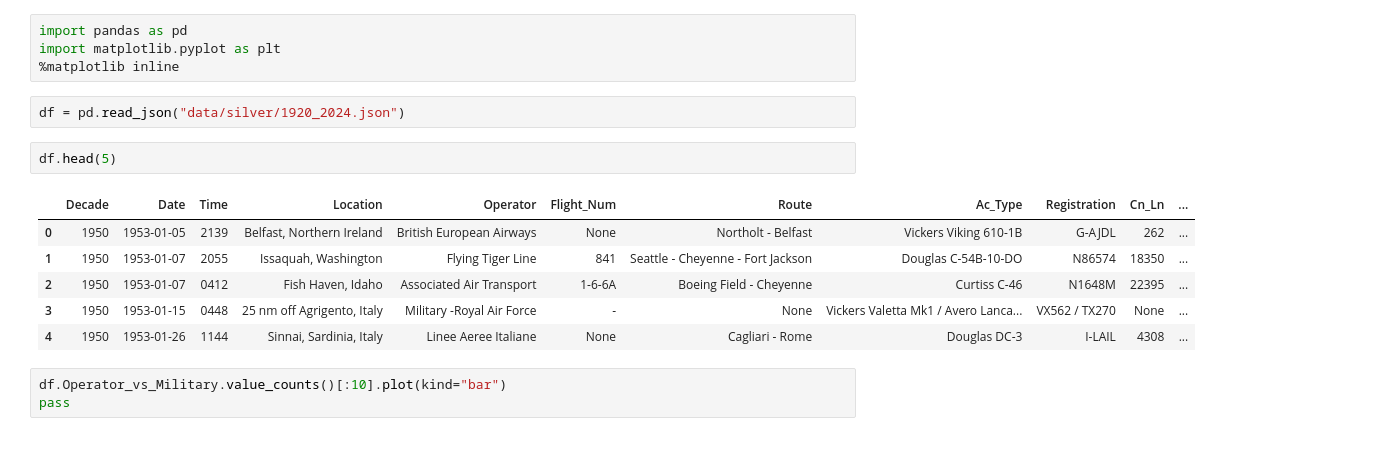
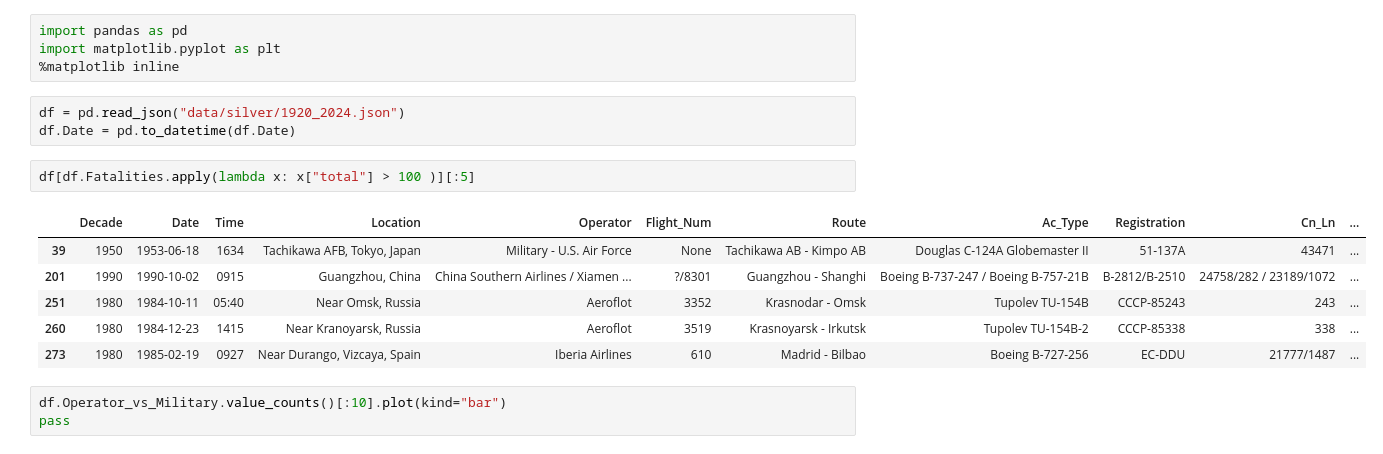
Before and after one commit to tonderai-m/Airplane, a Jupyter notebook: part_03.EDA.01.Sanity.Check copy.ipynb, the cells around one changed output. Cells and saved outputs as stored; diff of their text form.

```diff
--- a/part_03.EDA.01.Sanity.Check copy.ipynb
+++ b/part_03.EDA.01.Sanity.Check copy.ipynb
@@ -8,15 +8,16 @@ import matplotlib.pyplot as plt
 %matplotlib inline
 # %%
 df = pd.read_json("data/silver/1920_2024.json")
+df.Date = pd.to_datetime(df.Date)
-# %%
-df.head(5)
-# %% [output]
-|  | Decade | Date | Time | Location | Operator | Flight_Num | Route | Ac_Type | Registration | Cn_Ln | ... |
-| 0 | 1950 | 1953-01-05 | 2139 | Belfast, Northern Ireland | British European Airways | None | Northolt - Belfast | Vickers Viking 610-1B | G-AJDL | 262 | ... |
-| 1 | 1950 | 1953-01-07 | 2055 | Issaquah, Washington | Flying Tiger Line | 841 | Seattle - Cheyenne - Fort Jackson | Douglas C-54B-10-DO | N86574 | 18350 | ... |
-| 2 | 1950 | 1953-01-07 | 0412 | Fish Haven, Idaho | Associated Air Transport | 1-6-6A | Boeing Field - Cheyenne | Curtiss C-46 | N1648M | 22395 | ... |
-| 3 | 1950 | 1953-01-15 | 0448 | 25 nm off Agrigento, Italy | Military -Royal Air Force | - | None | Vickers Valetta Mk1 / Avero Lanca... | VX562 / TX270 | None | ... |
-| 4 | 1950 | 1953-01-26 | 1144 | Sinnai, Sardinia, Italy | Linee Aeree Italiane | None | Cagliari - Rome | Douglas DC-3 | I-LAIL | 4308 | ... |
+# %%
+df[df.Fatalities.apply(lambda x: x["total"] > 100 )][:5]
+# %% [output]
+|  | Decade | Date | Time | Location | Operator | Flight_Num | Route | Ac_Type | Registration | Cn_Ln | ... |
+| 39 | 1950 | 1953-06-18 | 1634 | Tachikawa AFB, Tokyo, Japan | Military - U.S. Air Force | None | Tachikawa AB - Kimpo AB | Douglas C-124A Globemaster II | 51-137A | 43471 | ... |
+| 201 | 1990 | 1990-10-02 | 0915 | Guangzhou, China | China Southern Airlines / Xiamen ... | ?/8301 | Guangzhou - Shanghi | Boeing B-737-247 / Boeing B-757-21B | B-2812/B-2510 | 24758/282 / 23189/1072 | ... |
+| 251 | 1980 | 1984-10-11 | 05:40 | Near Omsk, Russia | Aeroflot | 3352 | Krasnodar - Omsk | Tupolev TU-154B | CCCP-85243 | 243 | ... |
+| 260 | 1980 | 1984-12-23 | 1415 | Near Kranoyarsk, Russia | Aeroflot | 3519 | Krasnoyarsk - Irkutsk | Tupolev TU-154B-2 | CCCP-85338 | 338 | ... |
+| 273 | 1980 | 1985-02-19 | 0927 | Near Durango, Vizcaya, Spain | Iberia Airlines | 610 | Madrid - Bilbao | Boeing B-727-256 | EC-DDU | 21777/1487 | ... |
 # %%
 df.Operator_vs_Military.value_counts()[:10].plot(kind="bar")
 pass
```
Also changed, not shown: parts of 2 cells of this notebook.
